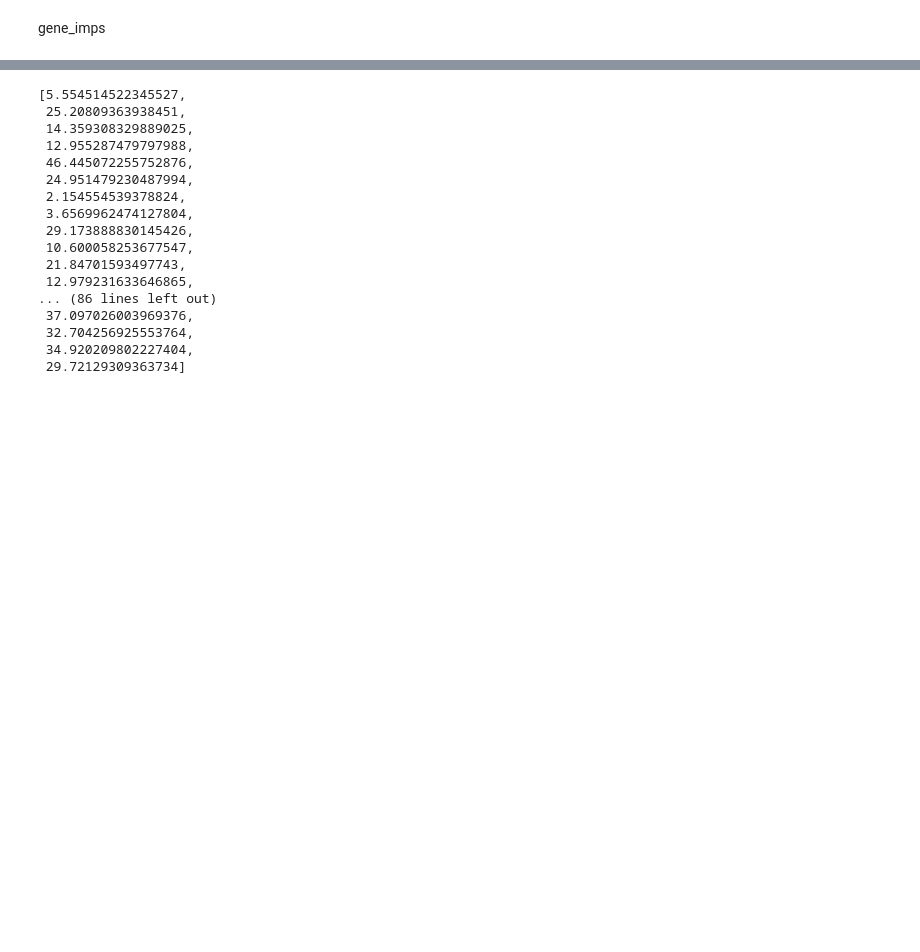
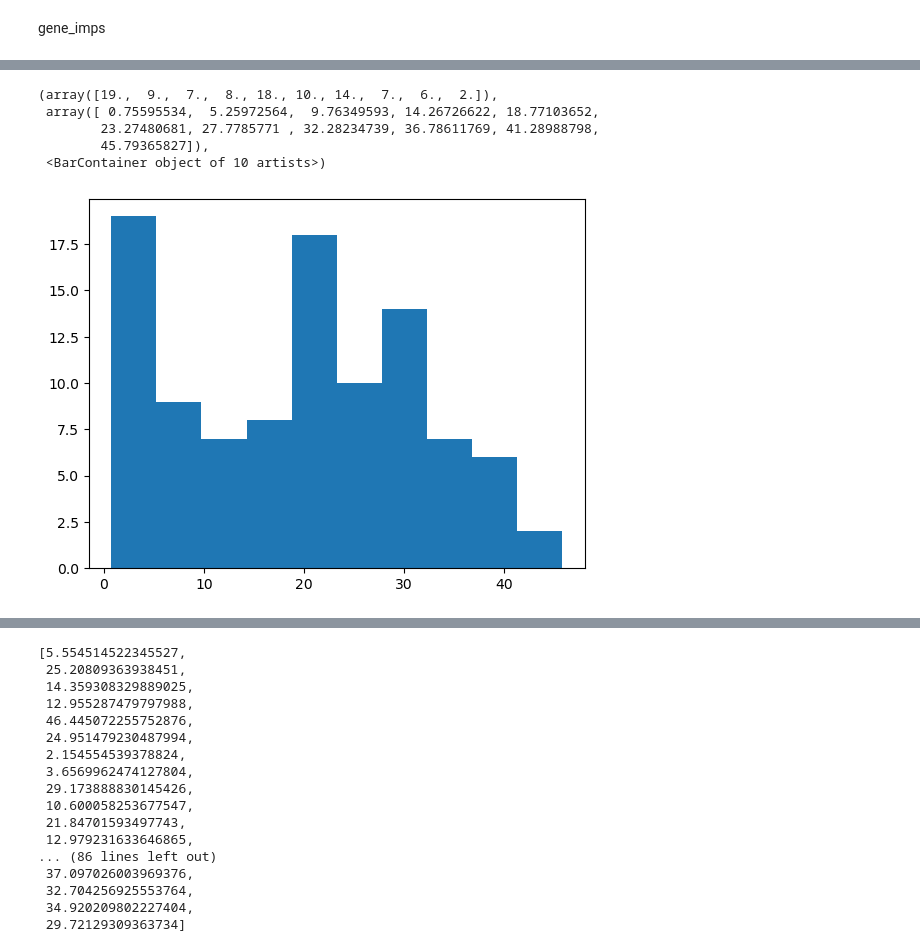
Before and after one commit to millergw/pnet, a Jupyter notebook: src/gene_rank_stability.ipynb, the cells around one changed output, grey strips where cells are left out. Drawn from its saved outputs; the diff is of its cells as text; code cells hidden in the pictures; blank space fills up the shorter version.

```diff
--- a/src/gene_rank_stability.ipynb
+++ b/src/gene_rank_stability.ipynb
@@ -402 +361,28 @@ rankings_df
 20 rows × 4854 columns
+# %%
+stabs = []
+for patient_i in range(gene_imps[0].shape[0]):
+    # Extract the first row from each DataFrame
+    first_rows = [df.iloc[patient_i] for df in gene_imps]
+
+    # Create a DataFrame with the first rows
+    first_rows_df = pd.DataFrame(first_rows)
+
+    # Create a DataFrame with rankings for each gene in each row
+    rankings_df = first_rows_df.apply(lambda row: row.abs().rank(ascending=False), axis=1)
+
+    # Compute the average and standard deviation across rows
+    average_across_rows = rankings_df.mean(axis=0)
+    std_across_rows = rankings_df.std(axis=0)
+
+    # Create a new DataFrame with averages and standard deviations
+    summary_df = pd.DataFrame({
+        'Average Across Rows': average_across_rows,
+        'Std Dev Across Rows': std_across_rows
+    })
+    summary_df = summary_df.sort_values(by='Average Across Rows', ascending=True)
+
+    filtered_to_imp = summary_df[summary_df['Average Across Rows']<50]
+    stability_metric = filtered_to_imp['Std Dev Across Rows'].median()
+    stabs.append(stability_metric)
+stabs
@@ -402,0 +407,12 @@ rankings_df
+# %%
+# median stdev of top 50 genes (top 50 relative to each patient).
+# Pretty darn unstable.
+# For example, a gene at rank 50 with a stdev of 50 means that 68% of the time, its rank was between 0 and 100.
+plt.hist(stabs)
+# %% [output]
+(array([19.,  9.,  7.,  8., 18., 10., 14.,  7.,  6.,  2.]),
+ array([ 0.75595534,  5.25972564,  9.76349593, 14.26726622, 18.77103652,
+        23.27480681, 27.7785771 , 32.28234739, 36.78611769, 41.28988798,
+        45.79365827]),
+ <BarContainer object of 10 artists>)
+[figure, added]
```
Also changed, not shown: parts of 8 cells of this notebook, 8 other files.
